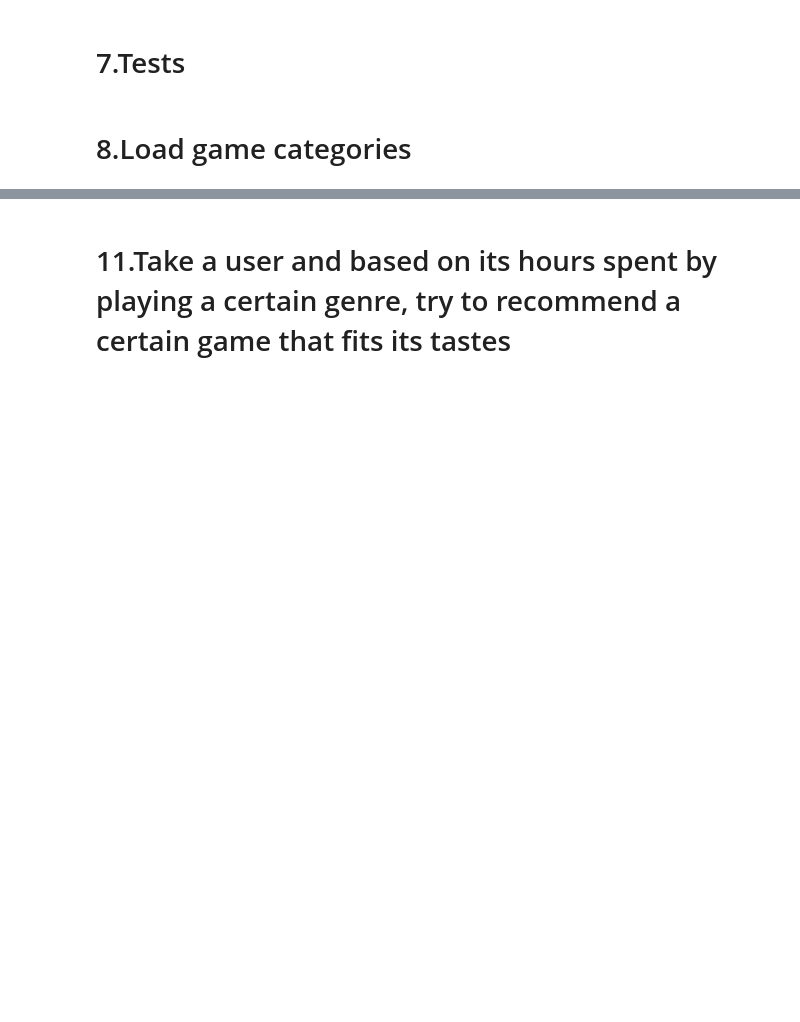
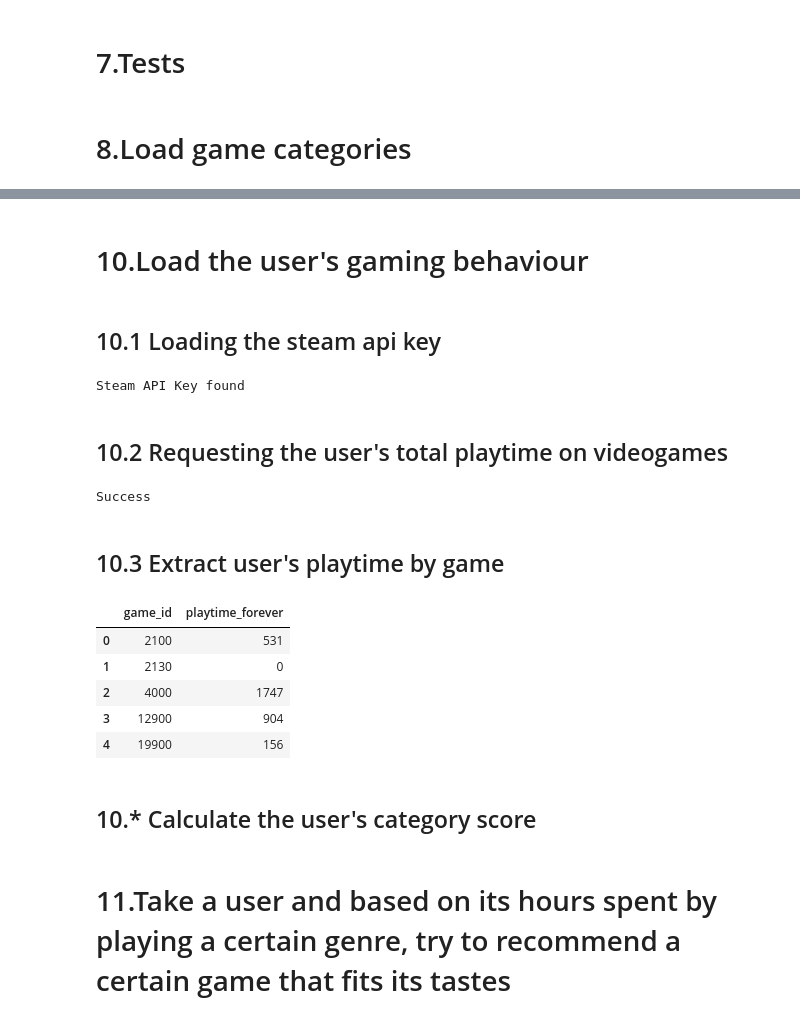
Before and after one commit to Panemiele/Steam-Games-Recommendation-System, a Jupyter notebook: sentiment-analysis.ipynb, the cells around one changed output, grey strips where cells are left out. Drawn from its saved outputs; the diff is of its cells as text; code cells hidden in the pictures; blank space fills up the shorter version.

```diff
--- a/sentiment-analysis.ipynb
+++ b/sentiment-analysis.ipynb
@@ -662,2 +404,54 @@ score
+# %% [markdown]
+# 10.Load the user's gaming behaviour
+# %% [markdown]
+## 10.1 Loading the steam api key
+# %%
+ # Get the stored api key
+file_path = 'api_key.txt'
+
+try:
+    # Open the file in read mode
+    with open(file_path, 'r') as file:
+        # Read the API key from the file
+        api_key = file.read().strip()
+        print(f"Steam API Key found")
+except FileNotFoundError:
+    print(f"Api file '{file_path}' not found.")
+# %% [output]
+Steam API Key found
+# %% [markdown]
+## 10.2 Requesting the user's total playtime on videogames
+# %%
+import requests
+steam_user_id = 76561198055831348
+get_owned_games_url = "http://api.steampowered.com/IPlayerService/GetOwnedGames/v0001/?key={}&steamid={}&format=json&include_played_free_games".format(api_key, steam_user_id)
+response = requests.get(get_owned_games_url)
+if response.status_code == 200:
+    print("Success")
+    response = response.json()
+else:
+    print("Something went wrong: ",response.status_code,response.text)
+# %% [output]
+Success
+# %% [markdown]
+## 10.3 Extract user's playtime by game
+# %%
+import json
+games_list = response["response"]["games"]
+appid_playtime_dict = {game["appid"]: game["playtime_forever"] for game in games_list}
+appid_playtime = pd.DataFrame.from_dict(appid_playtime_dict, orient='index')
+appid_playtime.reset_index(inplace=True)
+appid_playtime.columns = ['game_id', 'playtime_forever']
+appid_playtime.head()
+# appid_playtime = pd.DataFrame.from_dict(appid_playtime_dict, orient='index', columns=['playtime_forever'])
+# %% [output]
+|  | game_id | playtime_forever |
+| 0 | 2100 | 531 |
+| 1 | 2130 | 0 |
+| 2 | 4000 | 1747 |
+| 3 | 12900 | 904 |
+| 4 | 19900 | 156 |
+# %% [markdown]
+## 10.* Calculate the user's category score
 # %% [markdown]
 # 11.Take a user and based on its hours spent by playing a certain genre, try to recommend a certain game that fits  its tastes
```
Also changed, not shown: parts of 56 cells of this notebook, 2 other files.
